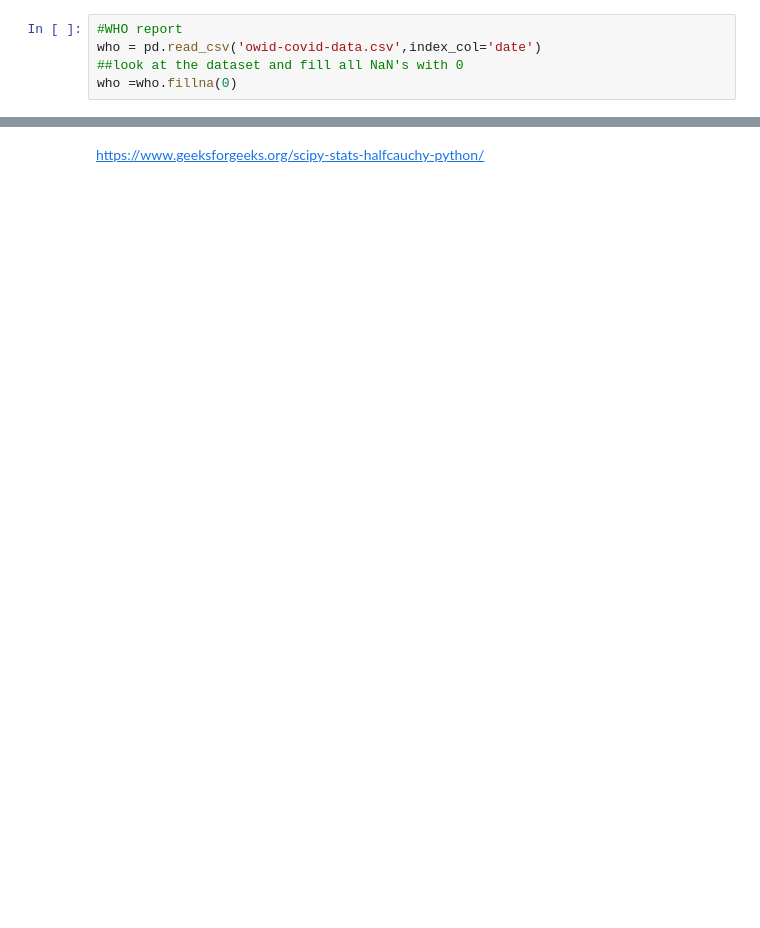
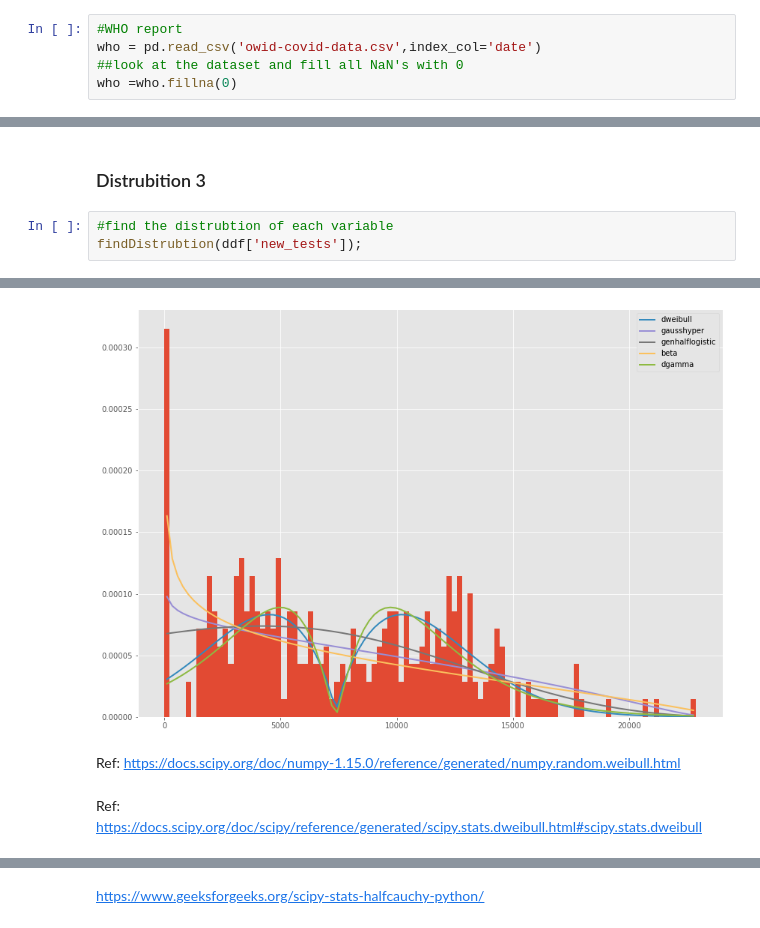
Before and after one commit to G00387859/programming-for-data-analysis-assignment, a Jupyter notebook: Project2020.ipynb, the cells around one changed output, grey strips where cells are left out. Saved outputs shown, nothing was run; the diff lists cells and outputs as text; blank space fills up the shorter version.

```diff
--- a/Project2020.ipynb
+++ b/Project2020.ipynb
@@ -126,0 +190,6 @@ WARNING:root:SKIPPED vonmises_line distribution (taking more than 30 seconds)
+# %% [markdown]
+### Distrubition 3
+# %%
+#find the distrubtion of each variable
+findDistrubtion(ddf['new_tests']);
+# %% [output]
@@ -126,0 +214,5 @@ WARNING:root:SKIPPED vonmises_line distribution (taking more than 30 seconds)
+[figure, added]
+# %% [markdown]
+Ref: https://docs.scipy.org/doc/numpy-1.15.0/reference/generated/numpy.random.weibull.html
+# %% [markdown]
+Ref: https://docs.scipy.org/doc/scipy/reference/generated/scipy.stats.dweibull.html#scipy.stats.dweibull
```
Also changed, not shown: parts of 51 cells of this notebook.
